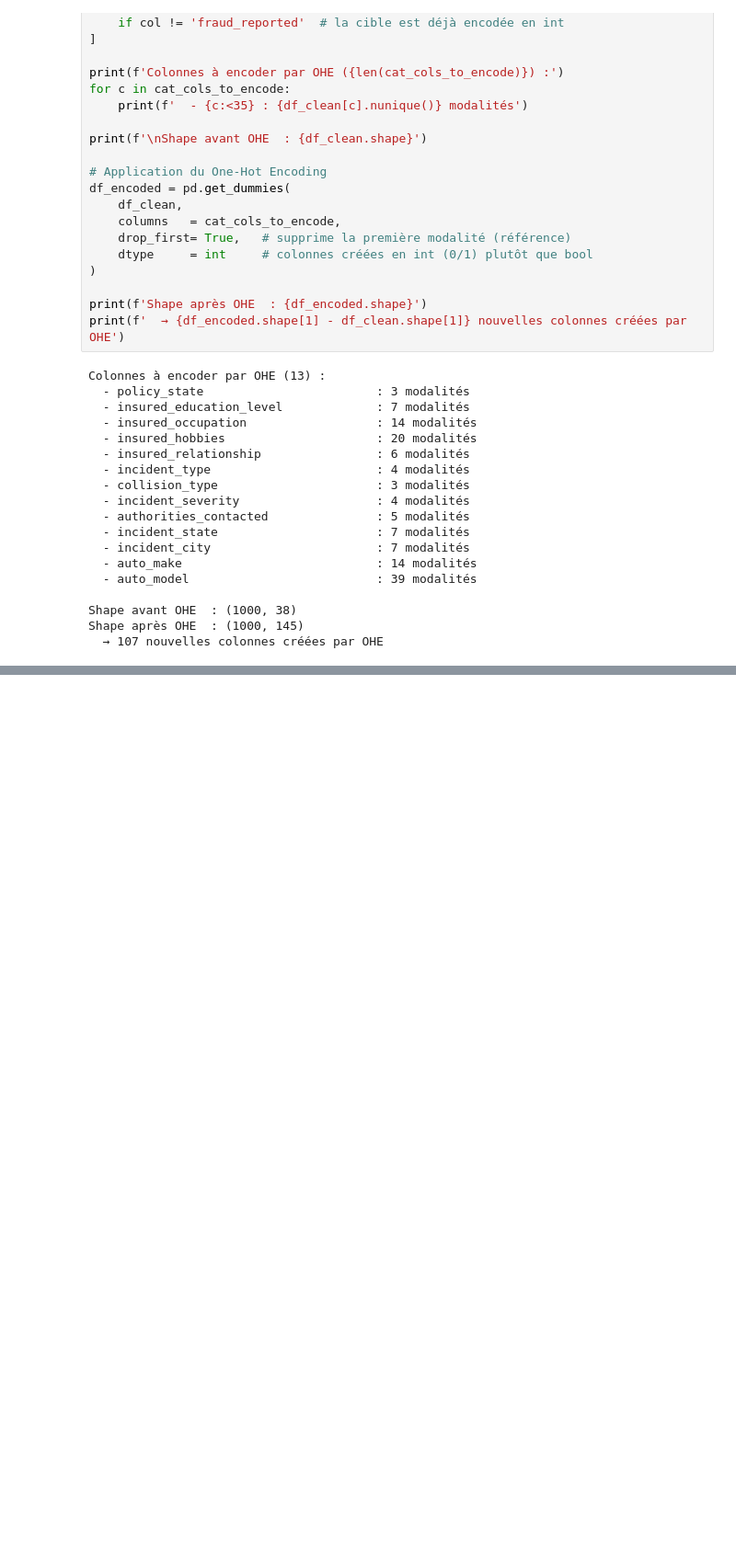
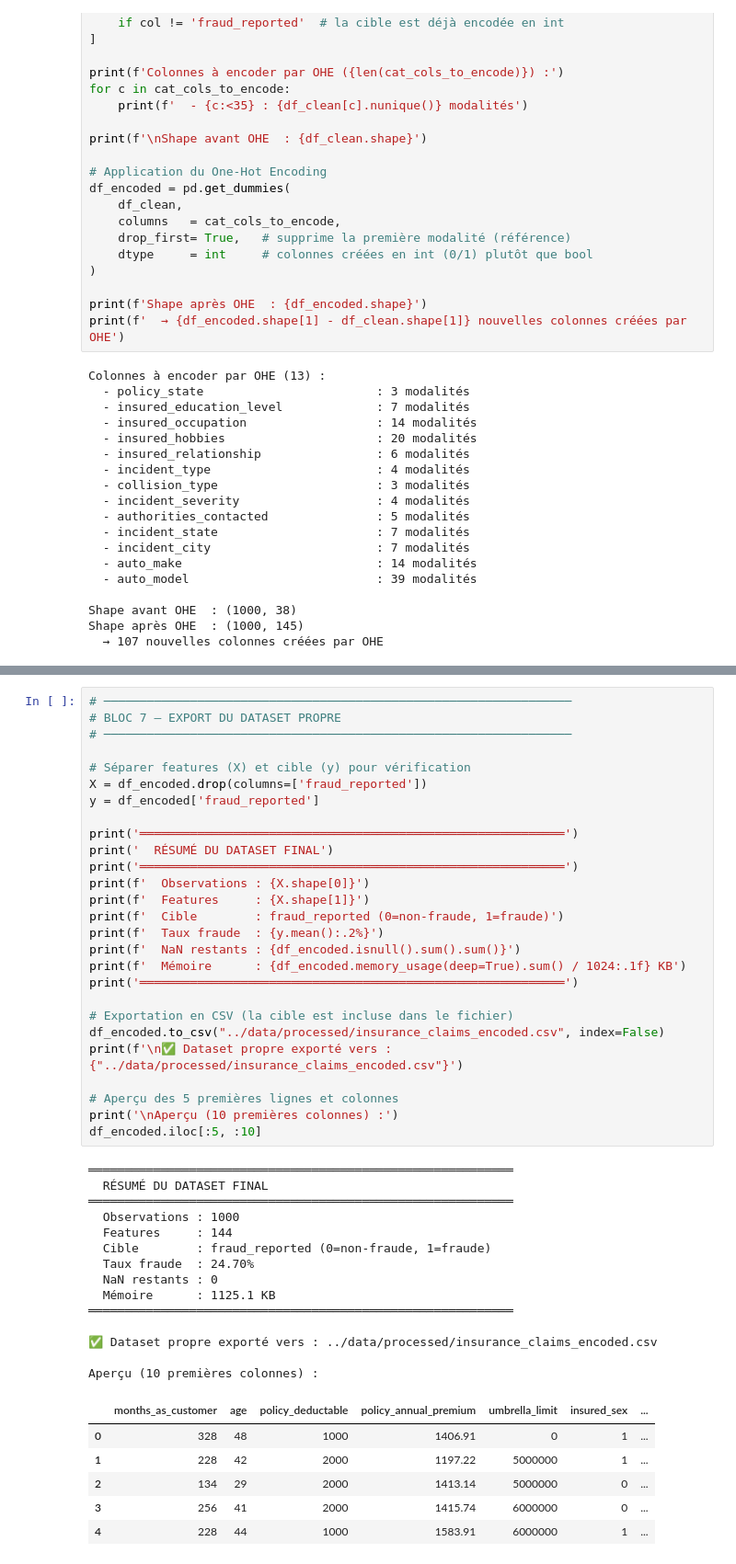
Before and after one commit to DataScientest-Studio/sep25cds_predisinistre, a Jupyter notebook: reports/Pre_Sinistre_Rendu1.ipynb, the cells around one changed output, grey strips where cells are left out. Shown at 92% size. Cells and saved outputs as stored; diff of their text form; blank space fills up the shorter version.

```diff
--- a/reports/Pre_Sinistre_Rendu1.ipynb
+++ b/reports/Pre_Sinistre_Rendu1.ipynb
@@ -1166,0 +1173,48 @@ df_clean.head()
+# %%
+# ─────────────────────────────────────────────────────────────────
+# BLOC 7 — EXPORT DU DATASET PROPRE
+# ─────────────────────────────────────────────────────────────────
+
+# Séparer features (X) et cible (y) pour vérification
+X = df_encoded.drop(columns=['fraud_reported'])
+y = df_encoded['fraud_reported']
+
+print('═══════════════════════════════════════════════════════════')
+print('  RÉSUMÉ DU DATASET FINAL')
+print('═══════════════════════════════════════════════════════════')
+print(f'  Observations : {X.shape[0]}')
+print(f'  Features     : {X.shape[1]}')
+print(f'  Cible        : fraud_reported (0=non-fraude, 1=fraude)')
+print(f'  Taux fraude  : {y.mean():.2%}')
+print(f'  NaN restants : {df_encoded.isnull().sum().sum()}')
+print(f'  Mémoire      : {df_encoded.memory_usage(deep=True).sum() / 1024:.1f} KB')
+print('═══════════════════════════════════════════════════════════')
+
+# Exportation en CSV (la cible est incluse dans le fichier)
+df_encoded.to_csv("../data/processed/insurance_claims_encoded.csv", index=False)
+print(f'\n✅ Dataset propre exporté vers : {"../data/processed/insurance_claims_encoded.csv"}')
+
+# Aperçu des 5 premières lignes et colonnes
+print('\nAperçu (10 premières colonnes) :')
+df_encoded.iloc[:5, :10]
+# %% [output]
+═══════════════════════════════════════════════════════════
+  RÉSUMÉ DU DATASET FINAL
+═══════════════════════════════════════════════════════════
+  Observations : 1000
+  Features     : 144
+  Cible        : fraud_reported (0=non-fraude, 1=fraude)
+  Taux fraude  : 24.70%
+  NaN restants : 0
+  Mémoire      : 1125.1 KB
+═══════════════════════════════════════════════════════════
+
+✅ Dataset propre exporté vers : ../data/processed/insurance_claims_encoded.csv
+
+Aperçu (10 premières colonnes) :
+|  | months_as_customer | age | policy_deductable | policy_annual_premium | umbrella_limit | insured_sex | ... |
+| 0 | 328 | 48 | 1000 | 1406.91 | 0 | 1 | ... |
+| 1 | 228 | 42 | 2000 | 1197.22 | 5000000 | 1 | ... |
+| 2 | 134 | 29 | 2000 | 1413.14 | 5000000 | 0 | ... |
+| 3 | 256 | 41 | 2000 | 1415.74 | 6000000 | 0 | ... |
+| 4 | 228 | 44 | 1000 | 1583.91 | 6000000 | 1 | ... |
```
Also changed, not shown: parts of 7 cells of this notebook.
